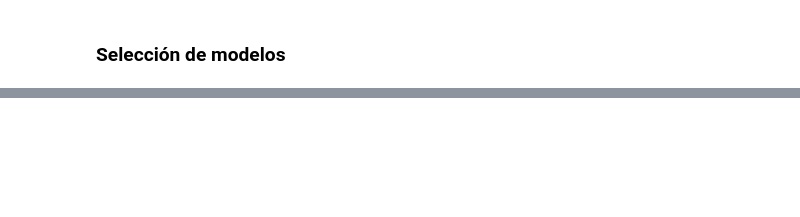
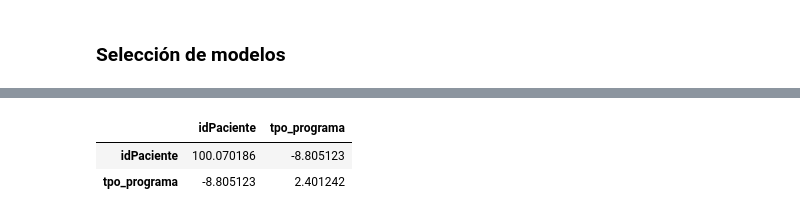
Before and after one commit to ecometto94/Tesis, a Jupyter notebook: Sintaxis/Análisis Inferencial.ipynb, the cells around one changed output, grey strips where cells are left out. Saved outputs shown, nothing was run; the diff lists cells and outputs as text; code cells hidden in the pictures; blank space fills up the shorter version.

```diff
--- a/Sintaxis/Análisis Inferencial.ipynb
+++ b/Sintaxis/Análisis Inferencial.ipynb
@@ -27,5 +23,3 @@ tesis.head()
-# %%
-tesis = tesis[tesis["tpo_programa"] <= 10]
 # %%
 tesis.isnull().sum()
 # %% [output]
@@ -50,7 +44,7 @@ dtype: int64
 # %% [markdown]
 ### Imputar valores faltantes
 # %%
-categorical = ["Adherencia", "DBT", "Sexo", "Fuma", "ant_HTA"]
+categorical = ["Adherencia", "DBT", "Sexo", "Fuma"]
 numerical = ["tpo_programa", "TAS", "Peso", "Altura", "IMC", "Edad", "ICC", "tas_basal", "Adherencia_Acumulada", "Adherencia_Total"]
 # %%
 from statistics import mean, median, mode
@@ -63,8 +57,8 @@ for num in numerical:
 # %%
 tesis["Adherencia_lag1"] = tesis.groupby("idPaciente")["Adherencia"].shift(1).fillna(0)
 tesis["Adherencia_lag2"] = tesis.groupby("idPaciente")["Adherencia"].shift(2).fillna(0)
-tesis["TAS_lag1"] = tesis.groupby("idPaciente")["TAS"].shift(1).fillna(0)
-tesis["TAS_lag2"] = tesis.groupby("idPaciente")["TAS"].shift(2).fillna(0)
+tesis["TAS_lag1"] = tesis.groupby("idPaciente")["TAS"].shift(1).fillna(tesis["tas_basal"])
+tesis["TAS_lag2"] = tesis.groupby("idPaciente")["TAS"].shift(2).fillna(tesis["tas_basal"])
 # %%
 from sklearn.preprocessing import PolynomialFeatures
 
@@ -170,0 +174,3 @@ tpo_programa Var               2.772    0.042
+# %%
+mixed = sm.MixedLM.from_formula(data=tesis, formula="TAS ~ tpo_programa + tpo_programa*Adherencia", groups="idPaciente", re_formula="~tpo_programa").fit(reml=False)
+print(mixed.summary())
@@ -170,0 +197,6 @@ tpo_programa Var               2.772    0.042
+# %%
+mixed.cov_re
+# %% [output]
+|  | idPaciente | tpo_programa |
+| idPaciente | 100.070186 | -8.805123 |
+| tpo_programa | -8.805123 | 2.401242 |
```
Also changed, not shown: parts of 8 cells of this notebook, 11 other files.
